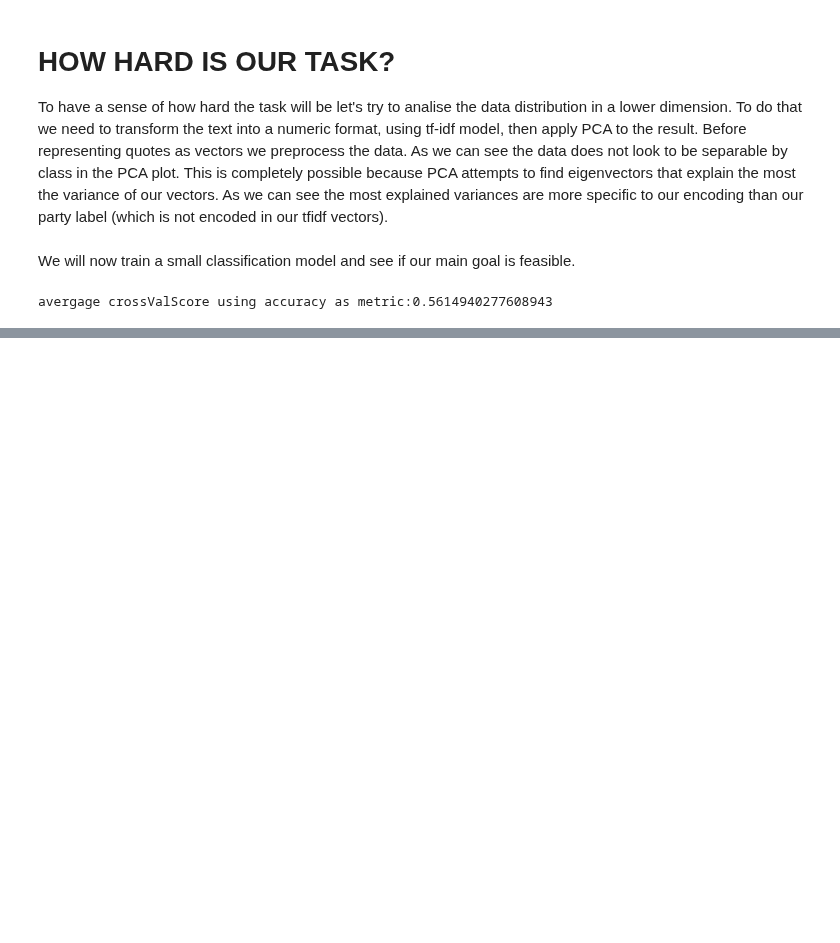
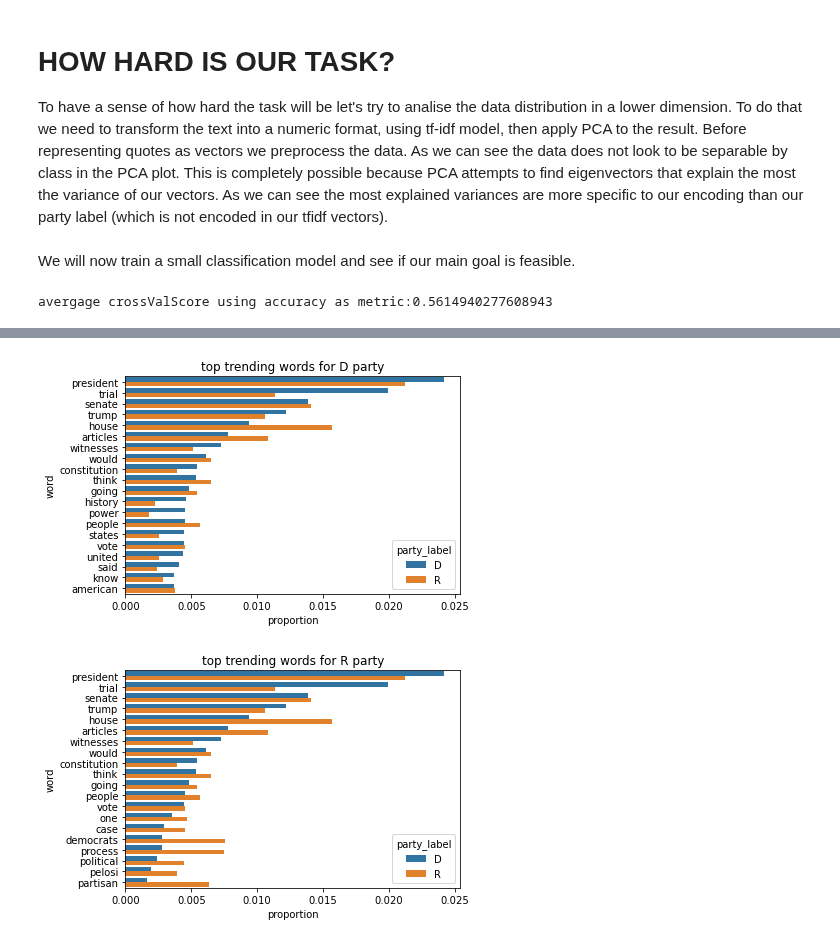
Before and after one commit to epfl-ada/ada-2021-project-mmng, a Jupyter notebook: final_notebook.ipynb, the cells around one changed output, grey strips where cells are left out. Saved outputs shown, nothing was run; the diff lists cells and outputs as text; code cells hidden in the pictures; blank space fills up the shorter version.

```diff
--- a/final_notebook.ipynb
+++ b/final_notebook.ipynb
@@ -639,0 +707,5 @@ trending_words(df,removeVerbs = True)
+# %%
+trending_words(df, keyword = 'impeachment', use_keyword = True, removeVerbs = False, top = 20)
+# %% [output]
+[figure, added]
+[figure, added]
```
Also changed, not shown: parts of 6 cells of this notebook.
